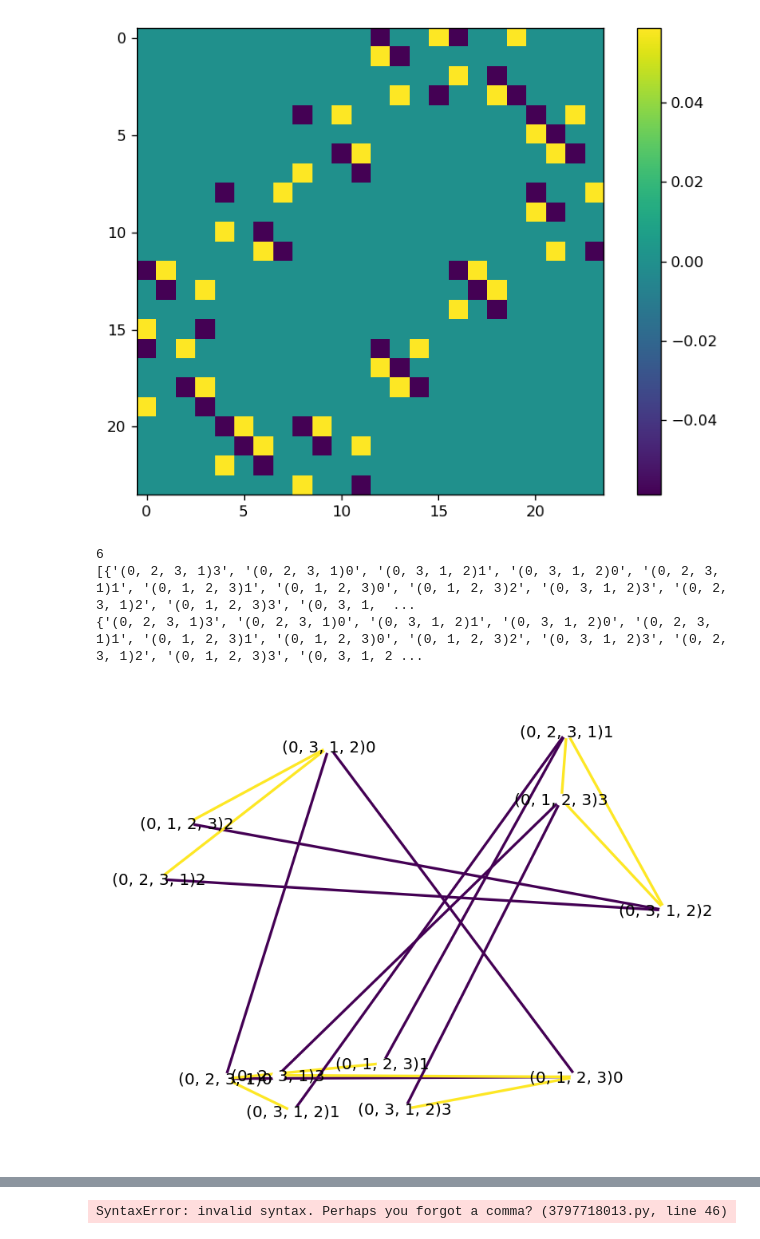
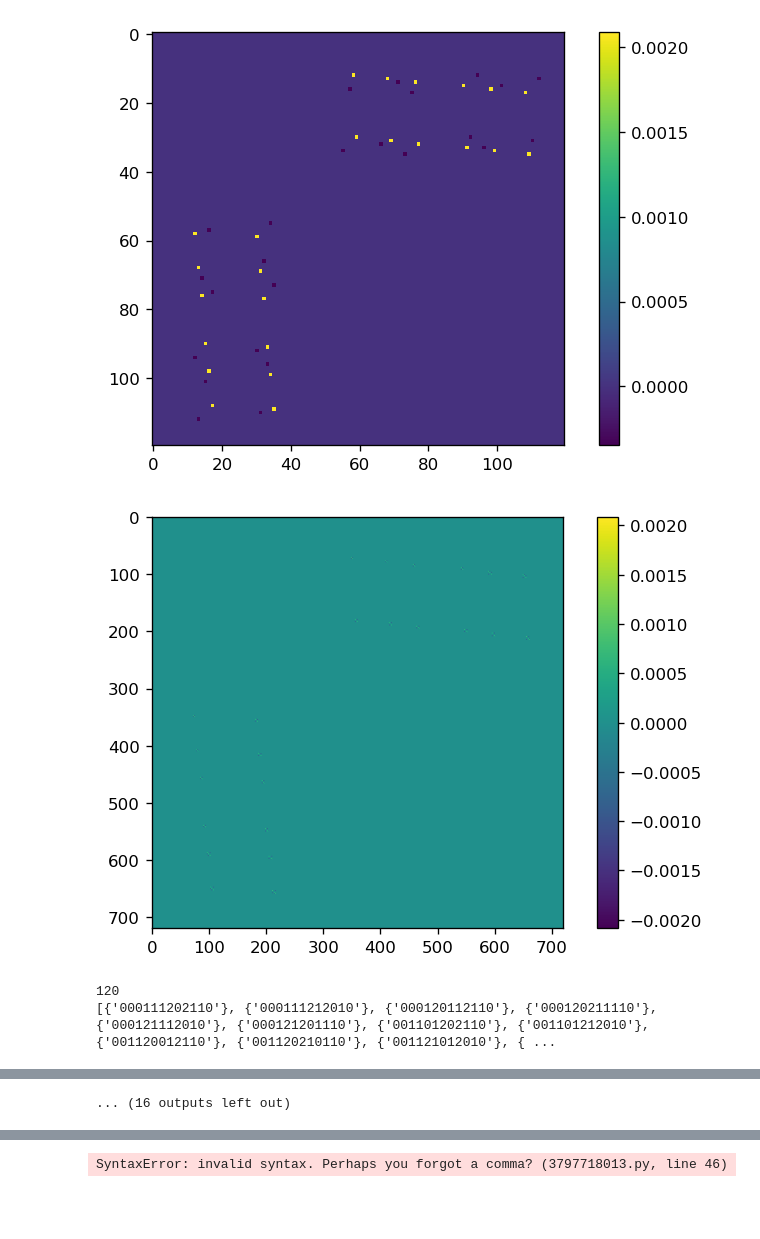
Before and after one commit to blake-holman/ED_Adversaries, a Jupyter notebook: Relative.ipynb, the cells around one changed output, grey strips where cells are left out. Drawn from its saved outputs; the diff is of its cells as text; code cells hidden in the pictures; blank space fills up the shorter version.

```diff
--- a/Relative.ipynb
+++ b/Relative.ipynb
@@ -320,6 +320,12 @@ def relative_hadamard_norm_max(mat, relative_mat, D_len, solver="MOSEK", uni=Tru
     Lambda_relative = cp.kron(Lambda, np.ones(relative_shape))
     Lambda_relative = cp.multiply(Lambda_relative, relative_mat)
     diag = cp.kron(cp.diag(cp.diag(Y)), np.eye(relative_shape[0]))
+    if not uni:
+        Lambda_relative = cp.bmat([
+            [np.zeros(Lambda_relative.shape), Lambda_relative],
+            [Lambda_relative.H, np.zeros(Lambda_relative.shape)]
+        ])
+        diag = cp.kron(diag, np.eye(2))
     # print(W.shape, diag.shape)
     # W = Lambda_relative - diag
     # print(W)
@@ -700,14 +654,14 @@ max
 # %matplotlib notebook
 # import ipympl
 # %matplotlib widget
-
+visualize(val_mat)
 perm_block  = oracle_diffs
-oracle_val_mat = oracle_diffs*np.kron(val_mat_max, np.ones((n, n)))
-G = nx.from_numpy_array(oracle_val_mat)
+oracle_val_mat = oracle_diffs*np.kron(val_mat_max, np.ones((n*m, n*m)))
+G = nx.from_numpy_array(val_mat)
 visualize(oracle_val_mat)
 print(len(perms))
 perms_index = list(product(perms, range(n)))
-G = nx.relabel_nodes(G, {i:to_str(perms_index[i]) for i in range(len(perms_index))})
+G = nx.relabel_nodes(G, {i:to_str(perms[i]) for i in range(len(perms))})
 
 # largest_components=sorted(nx.connected_component_subgraphs(G), key=len, reverse=True)[:phase_block.shape[0]]
 # i=0
@@ -721,53 +675,54 @@ G = nx.relabel_nodes(G, {i:to_str(perms_index[i]) for i in range(len(perms_index
 
 print(list(nx.connected_components(G)))
 for c in list(nx.connected_components(G)):
-    print(c)
-    plt.figure(i)
-    c=nx.Graph(nx.induced_subgraph(G, c))
-    edges,weights = zip(*nx.get_edge_attributes(c,'weight').items())
+    # print(c)
+    try:
+        plt.figure(i)
+        c=nx.Graph(nx.induced_subgraph(G, c))
+        edges,weights = zip(*nx.get_edge_attributes(c,'weight').items())
 
-    pos = nx.spring_layout(c)
-    nx.draw(c, pos, node_color='w', edgelist=edges, edge_color=weights, width=2.0,node_size=70, edge_cmap=plt.cm.viridis, with_labels=True)
-    c_mat =nx.to_numpy_array(c)
-    vals, vects = np.linalg.eigh(c_mat)
-    visualize(nx.to_numpy_array(c))
-    print('norm', np.linalg.norm(c_mat@vects[:,0]))
-    print(vals)
-    visualize(vects, (c.nodes, c.nodes))
+        pos = nx.spring_layout(c)
+        nx.draw(c, pos, node_color='w', edgelist=edges, edge_color=weights, width=2.0,node_size=70, edge_cmap=plt.cm.viridis, with_labels=True)
+        # c_mat =nx.to_numpy_array(c)
+        # vals, vects = np.linalg.eigh(c_mat)
+        visualize(nx.to_numpy_array(c))
+    # print('norm', np.linalg.norm(c_mat@vects[:,0]))
+    # print(vals)
+    # visualize(vects, (c.nodes, c.nodes))
 
     # g = InteractiveGraph(c, node_size=2, edge_width=0.5)
     # plt.show()
     # nx.draw(c, pos, node_color='b', width=1, node_size=30)
     # plt.show()
 
-    i+=1
+    except:
+        pass
     # nx.draw_spring()
 # labels = list(product(perms, range(n)))
 # evect = np.linalg.eigh(perm_block)[1][:, -1]
 # evect = evect/np.max(np.abs(evect))
 # print(evect)
 # print(perm_block@evect)
 # interactive graph jupyter
 # visualize(perm_block, (labels, labels))
 # visualize(phase_block, (labels, labels))
 # perm_block = perm_block - phase_block
 # perm_vals, perm_vects =np.linalg.eigh(perm_block)
 # phase_vals, phase_vects =np.linalg.eigh(phase_block)
 # Lambda_vals, Lambda_vects = np.linalg.eigh(Lambda)
 # big_vals_neg, big_vects_neg = np.linalg.eigh(W*(-perm_block+phase_block))
 # big_vals_pos, big_vects_pos = np.linalg.eigh(W*phase_block)
 # print(Lambda_vals)
 # visualize(np.outer(Lambda_vects[:,-1], Lambda_vects[:, -1]), (perms, perms))
 # visualize(np.array([Lambda_vects[:, -1]]).T, ([1], perms))
 # print(big_vals)
 # visualize(big_vects)
 # visualize(np.array([big_vects_neg[:, -1], big_vects_pos[:, -1]]).T, ([1,2], list(product(perms, range(n)))))
 # visualize()
 # print(big_vects_pos[:,-1]@big_vects_neg[:,-1])
 # visualize((perm_block- phase_block )@(phase_block))
 # %% [output]
-[figure, old version]
+[figure, new version]
+[figure, new version]
-6
-[{'(0, 2, 3, 1)3', '(0, 2, 3, 1)0', '(0, 3, 1, 2)1', '(0, 3, 1, 2)0', '(0, 2, 3, 1)1', '(0, 1, 2, 3)1', '(0, 1, 2, 3)0', '(0, 1, 2, 3)2', '(0, 3, 1, 2)3', '(0, 2, 3, 1)2', '(0, 1, 2, 3)3', '(0, 3, 1,  ...
-{'(0, 2, 3, 1)3', '(0, 2, 3, 1)0', '(0, 3, 1, 2)1', '(0, 3, 1, 2)0', '(0, 2, 3, 1)1', '(0, 1, 2, 3)1', '(0, 1, 2, 3)0', '(0, 1, 2, 3)2', '(0, 3, 1, 2)3', '(0, 2, 3, 1)2', '(0, 1, 2, 3)3', '(0, 3, 1, 2 ...
+120
+[{'000111202110'}, {'000111212010'}, {'000120112110'}, {'000120211110'}, {'000121112010'}, {'000121201110'}, {'001101202110'}, {'001101212010'}, {'001120012110'}, {'001120210110'}, {'001121012010'}, { ...
-[figure, old version]
@@ -788,2 +738,3 @@ norm 0.16620232473177501
+... (16 outputs left out)
 # %%
 print(set(np.rounoracle_diffs_listnp.max(G), 7)))
```
Also changed, not shown: parts of 9 cells of this notebook, 1 other file.
